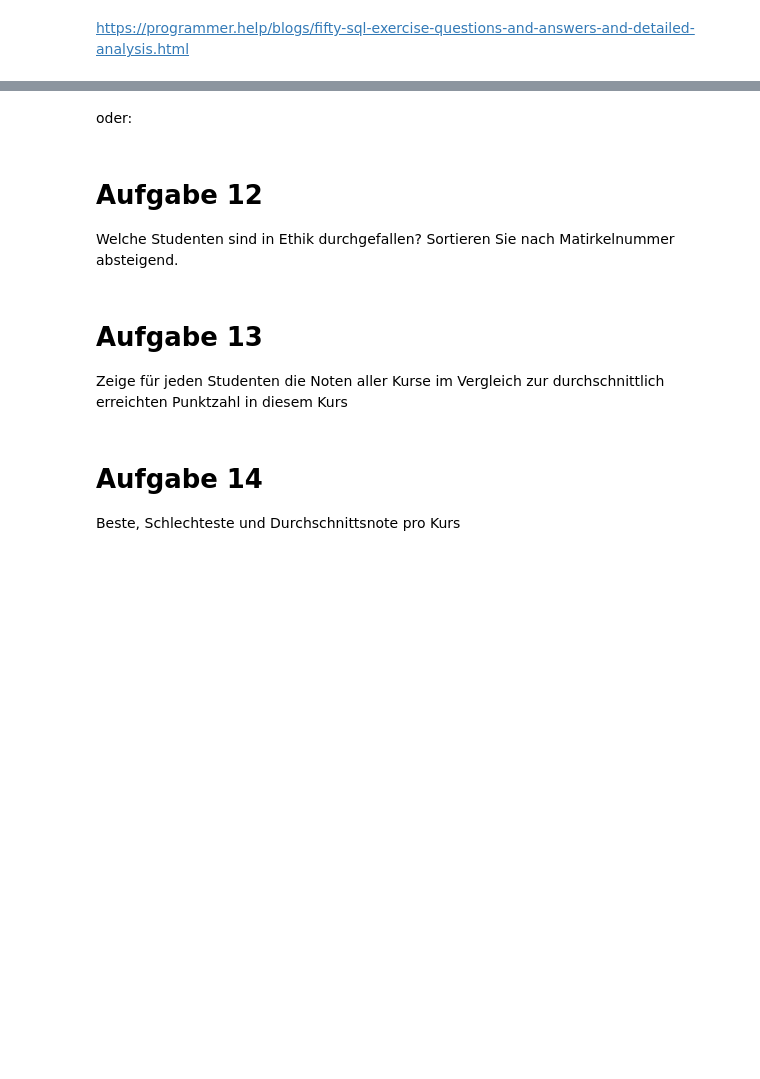
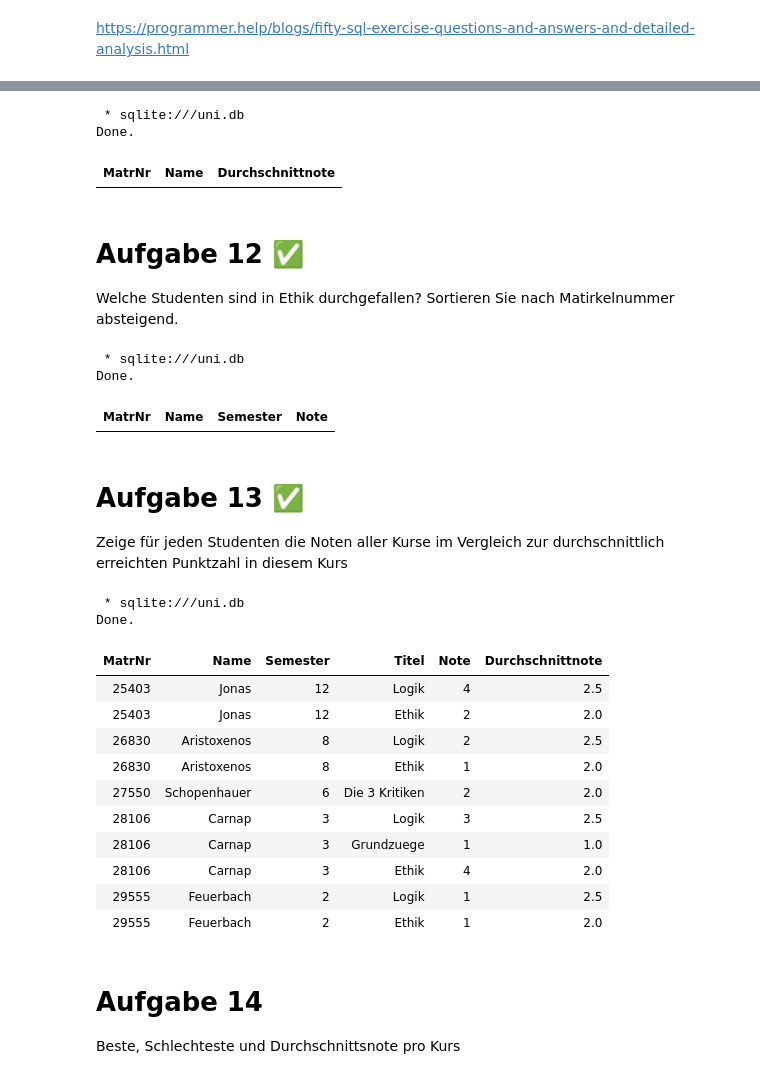
Before and after one commit to Bryanbu2014/database, a Jupyter notebook: exercises-ss24/Aufgabe_Hochschulnotebook.ipynb, the cells around one changed output, grey strips where cells are left out. Saved outputs shown, nothing was run; the diff lists cells and outputs as text; code cells hidden in the pictures; blank space fills up the shorter version.

```diff
--- a/exercises-ss24/Aufgabe_Hochschulnotebook.ipynb
+++ b/exercises-ss24/Aufgabe_Hochschulnotebook.ipynb
@@ -62,15 +396,74 @@ Welche Stundenten haben noch nie einen Kurs von Sokratest belegt?
 
 Suche Studenten (id, name, durchschnittliche Punktzahl), die zwei oder mehr Kurse nicht bestanden haben
-# %% [markdown]
-oder:
+# %%
+%%sql
+
+SELECT stu.MatrNr, stu.Name, AVG(pru.Note) 'Durchschnittnote'
+FROM Studenten stu
+JOIN pruefen pru
+USING(MatrNr)
+WHERE pru.Note > 4
+GROUP BY stu.MatrNr
+HAVING COUNT(pru.MatrNr) > 1
+# %% [output]
+ * sqlite:///uni.db
+Done.
+| MatrNr | Name | Durchschnittnote |
 # %% [markdown]
-# Aufgabe 12
+# Aufgabe 12 ✅
 
 Welche Studenten sind in Ethik durchgefallen? Sortieren Sie nach Matirkelnummer absteigend.
+# %%
+%%sql
+
+SELECT stu.*, pru.Note
+FROM Studenten stu
+JOIN pruefen pru
+USING(MatrNr)
+JOIN Vorlesungen vor
+USING(VorlNr)
+WHERE vor.Titel = 'Ethik' AND pru.Note > 4
+ORDER BY stu.MatrNr DESC
+# %% [output]
+ * sqlite:///uni.db
+Done.
+| MatrNr | Name | Semester | Note |
 # %% [markdown]
-# Aufgabe 13
+# Aufgabe 13 ✅
 
 Zeige für jeden Studenten die Noten aller Kurse im Vergleich zur durchschnittlich erreichten Punktzahl in diesem Kurs
+# %%
+%%sql
+
+WITH durschnittnote(VorlNr, Note) AS (
+    SELECT VorlNr, AVG(Note)
+    FROM pruefen
+    GROUP BY VorlNr
+)
+
+SELECT stu.*, vor.Titel, pru.Note, dsn.Note 'Durchschnittnote'
+FROM Studenten stu
+JOIN pruefen pru
+USING(MatrNr)
+JOIN Vorlesungen vor
+USING(VorlNr)
+JOIN durschnittnote dsn
+USING(VorlNr)
+ORDER BY stu.MatrNr
+# %% [output]
+ * sqlite:///uni.db
+Done.
+| MatrNr | Name | Semester | Titel | Note | Durchschnittnote |
+| 25403 | Jonas | 12 | Logik | 4 | 2.5 |
+| 25403 | Jonas | 12 | Ethik | 2 | 2.0 |
+| 26830 | Aristoxenos | 8 | Logik | 2 | 2.5 |
+| 26830 | Aristoxenos | 8 | Ethik | 1 | 2.0 |
+| 27550 | Schopenhauer | 6 | Die 3 Kritiken | 2 | 2.0 |
+| 28106 | Carnap | 3 | Logik | 3 | 2.5 |
+| 28106 | Carnap | 3 | Grundzuege | 1 | 1.0 |
+| 28106 | Carnap | 3 | Ethik | 4 | 2.0 |
+| 29555 | Feuerbach | 2 | Logik | 1 | 2.5 |
+| 29555 | Feuerbach | 2 | Ethik | 1 | 2.0 |
 # %% [markdown]
 # Aufgabe 14
 
```
Also changed, not shown: parts of 30 cells of this notebook.
